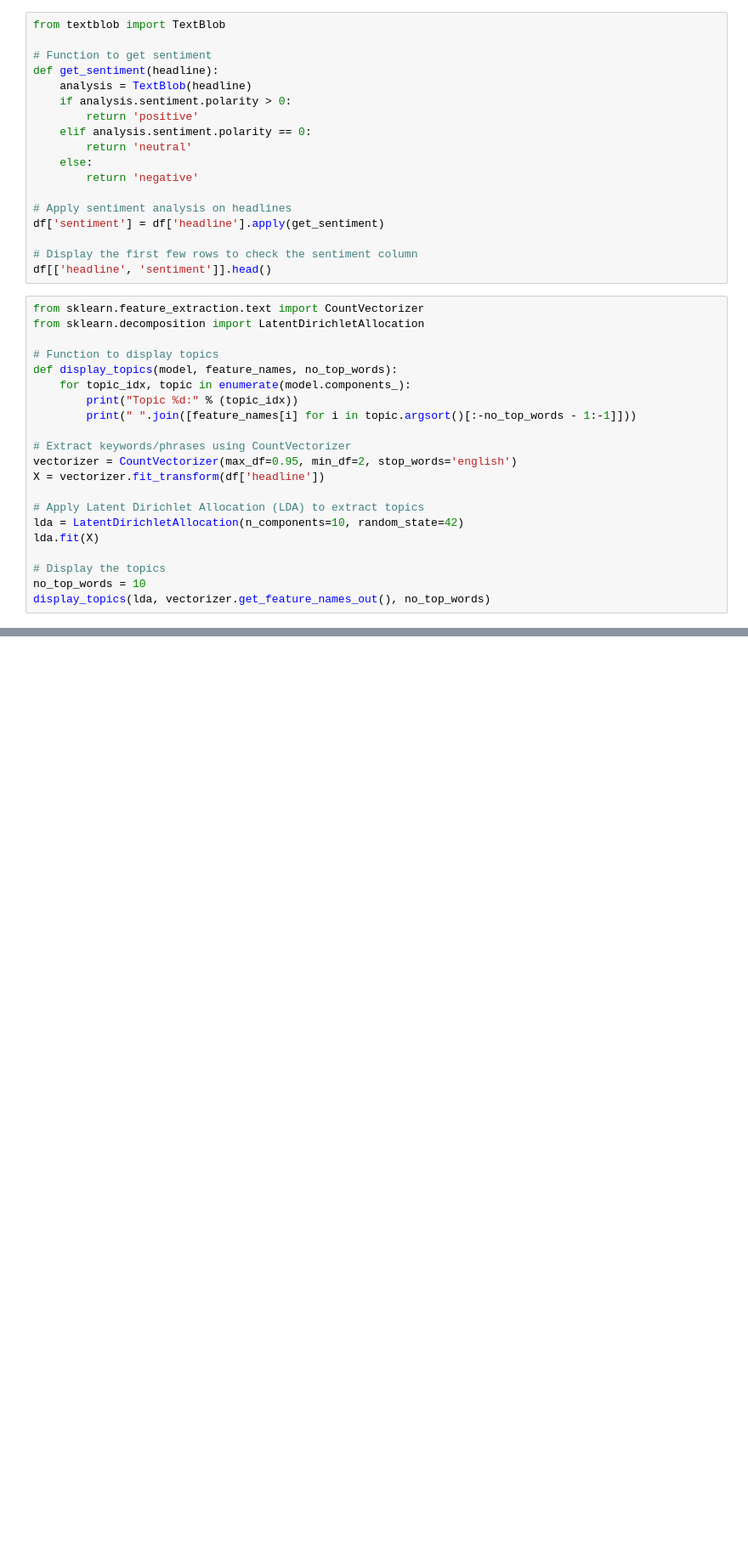
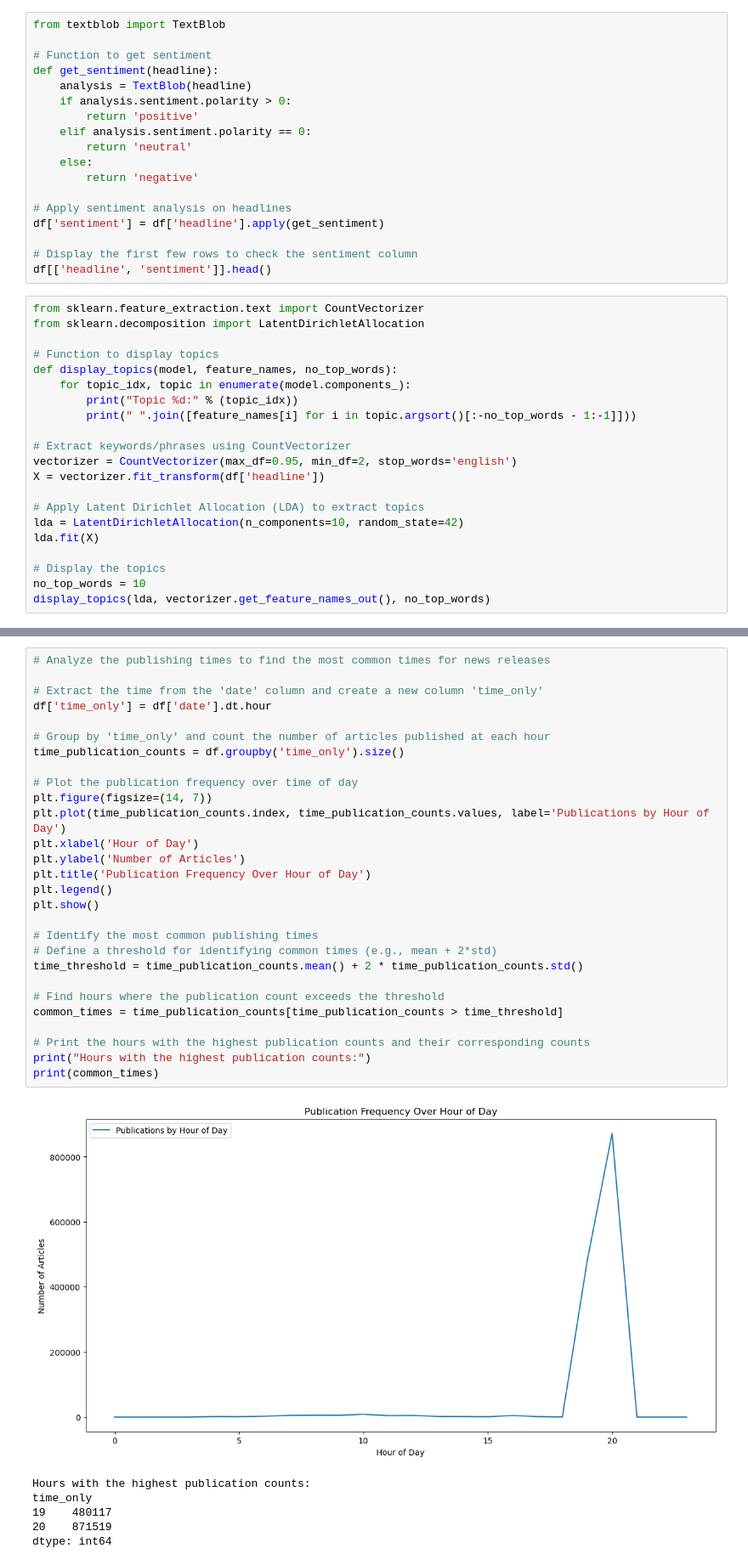
Before and after one commit to kebaHailu/TenX, a Jupyter notebook: src/notebooks/Exploratory_Data_Analysis.ipynb, the cells around one changed output, grey strips where cells are left out. Shown at 85% size. Saved outputs shown, nothing was run; the diff lists cells and outputs as text; blank space fills up the shorter version.

```diff
--- a/src/notebooks/Exploratory_Data_Analysis.ipynb
+++ b/src/notebooks/Exploratory_Data_Analysis.ipynb
@@ -175,0 +225,35 @@ display_topics(lda, vectorizer.get_feature_names_out(), no_top_words)
+# %%
+# Analyze the publishing times to find the most common times for news releases
+
+# Extract the time from the 'date' column and create a new column 'time_only'
+df['time_only'] = df['date'].dt.hour
+
+# Group by 'time_only' and count the number of articles published at each hour
+time_publication_counts = df.groupby('time_only').size()
+
+# Plot the publication frequency over time of day
+plt.figure(figsize=(14, 7))
+plt.plot(time_publication_counts.index, time_publication_counts.values, label='Publications by Hour of Day')
+plt.xlabel('Hour of Day')
+plt.ylabel('Number of Articles')
+plt.title('Publication Frequency Over Hour of Day')
+plt.legend()
+plt.show()
+
+# Identify the most common publishing times
+# Define a threshold for identifying common times (e.g., mean + 2*std)
+time_threshold = time_publication_counts.mean() + 2 * time_publication_counts.std()
+
+# Find hours where the publication count exceeds the threshold
+common_times = time_publication_counts[time_publication_counts > time_threshold]
+
+# Print the hours with the highest publication counts and their corresponding counts
+print("Hours with the highest publication counts:")
+print(common_times)
+# %% [output]
+[figure, added]
+Hours with the highest publication counts:
+time_only
+19    480117
+20    871519
+dtype: int64
```
Also changed, not shown: parts of 9 cells of this notebook.
